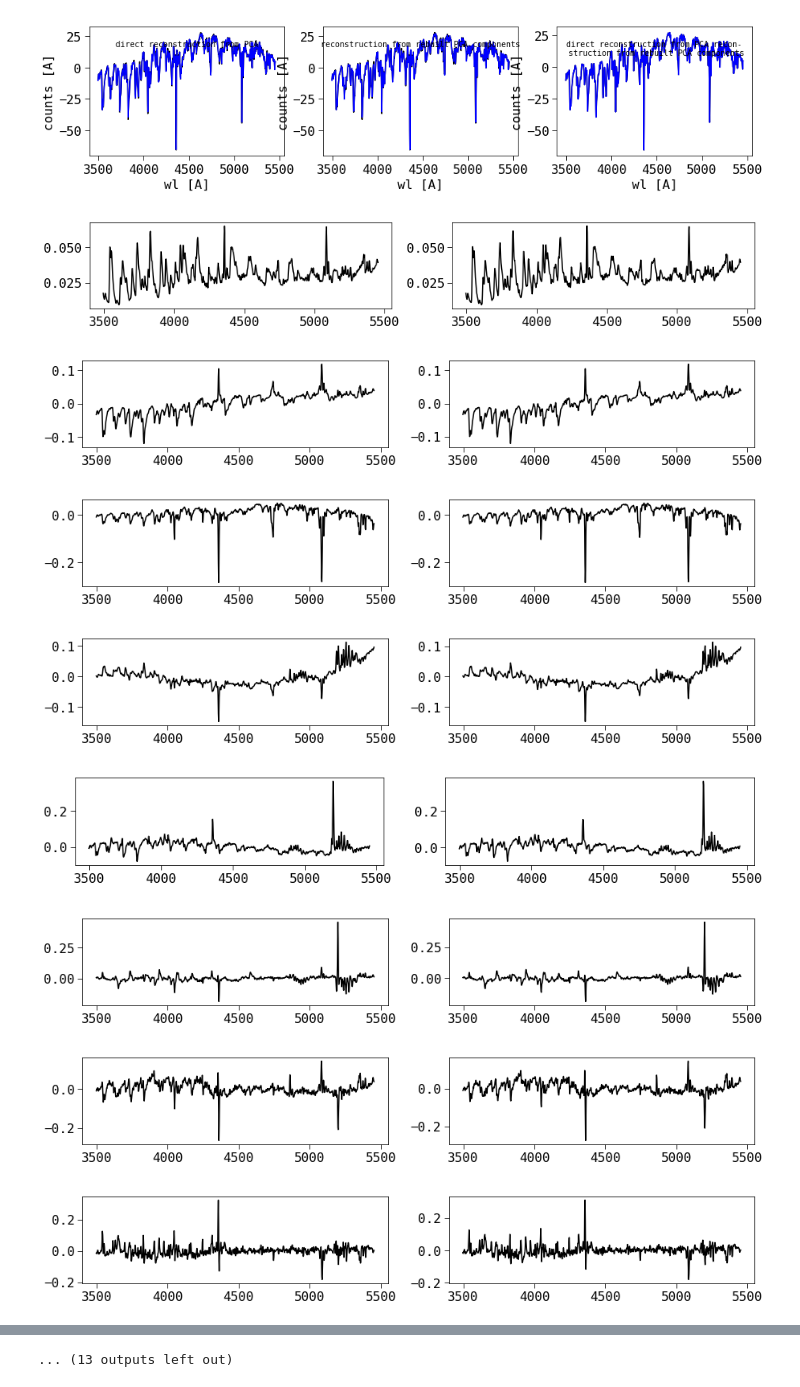
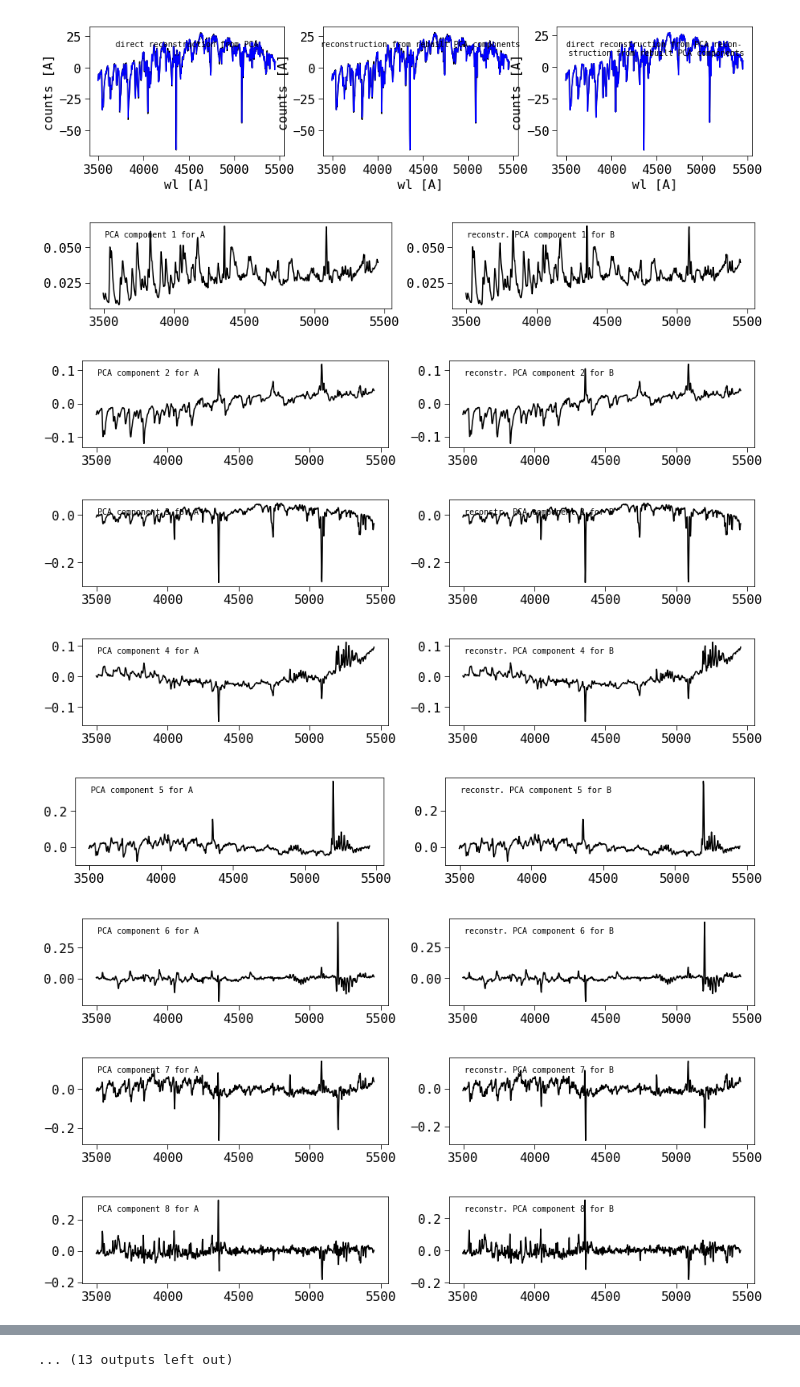
Before and after one commit to mxhf/xpca, a Jupyter notebook: pca_sky1.ipynb, the cells around one changed output, grey strips where cells are left out. Drawn from its saved outputs; the diff is of its cells as text; code cells hidden in the pictures.

Commit message:
Improved plotting & some trend analysis for PCA weights.

```diff
--- a/pca_sky1.ipynb
+++ b/pca_sky1.ipynb
@@ -78,3 +81,30 @@ loading 100 out of 366.
 loading 200 out of 366.
 loading 300 out of 366.
 starting wl =  3494.74 A
+# %%
+# Plot a few random spectra
+def plotSpec(skys, IFU, amp, shot, exp):
+
+    image = skys[(IFU, amp)][(shot, exp)]
+
+    # Create an ImageNormalize object
+    norm = ImageNormalize(image, interval=ZScaleInterval(),
+                          stretch=AsinhStretch())
+
+    # or equivalently using positional arguments
+    # norm = ImageNormalize(image, MinMaxInterval(), SqrtStretch())
+
+    # Display the image
+    fig = plt.figure(figsize=[15,7])
+    ax = fig.add_subplot(1, 1, 1)
+    im = ax.imshow(image, origin='lower', norm=norm)
+    cb = fig.colorbar(im, orientation='horizontal', aspect=(50))
+    cb.set_label("counts")
+
+    plt.title("{} {} {} {}".format(IFU, amp, shot, exp))
+
+IFU, amp, shot, exp = '022', 'LL', '20180104v007', 'exp01'
+plotSpec(skys, IFU, amp, shot, exp)
+
+IFU, amp, shot, exp = '022', 'LL', '20180211v017', 'exp01'
+plotSpec(skys, IFU, amp, shot, exp)
@@ -271,17 +350,20 @@ for i,cB in enumerate(rcB):
 # %%
 # plot PCA components for A and B
 for i in range(pcaA.n_components):
     f = plt.figure(figsize=[15,2])
-    plt.subplot(121)
+
+    ax1 = plt.subplot(121)
     plt.plot( wwcut, pcaA.components_[i] )
-    plt.subplot(122)
+    plt.text(.05,.9, "PCA component {} for A".format(i+1), transform=ax1.transAxes, va='top', ha='left')
+    ax2 = plt.subplot(122)
     plt.plot( wwcut, rcB[i] )
+    plt.text(.05,.9, "reconstr. PCA component {} for B".format(i+1), transform=ax2.transAxes, va='top', ha='left')
 # %% [output]
-[figure, old version]
+[figure, new version]
-[figure, old version]
+[figure, new version]
 [figure]
-[figure, old version]
+[figure, new version]
-[figure, old version]
+[figure, new version]
-[figure, old version]
+[figure, new version]
-[figure, old version]
+[figure, new version]
-[figure, old version]
+[figure, new version]
```
Also changed, not shown: parts of 21 cells of this notebook.
